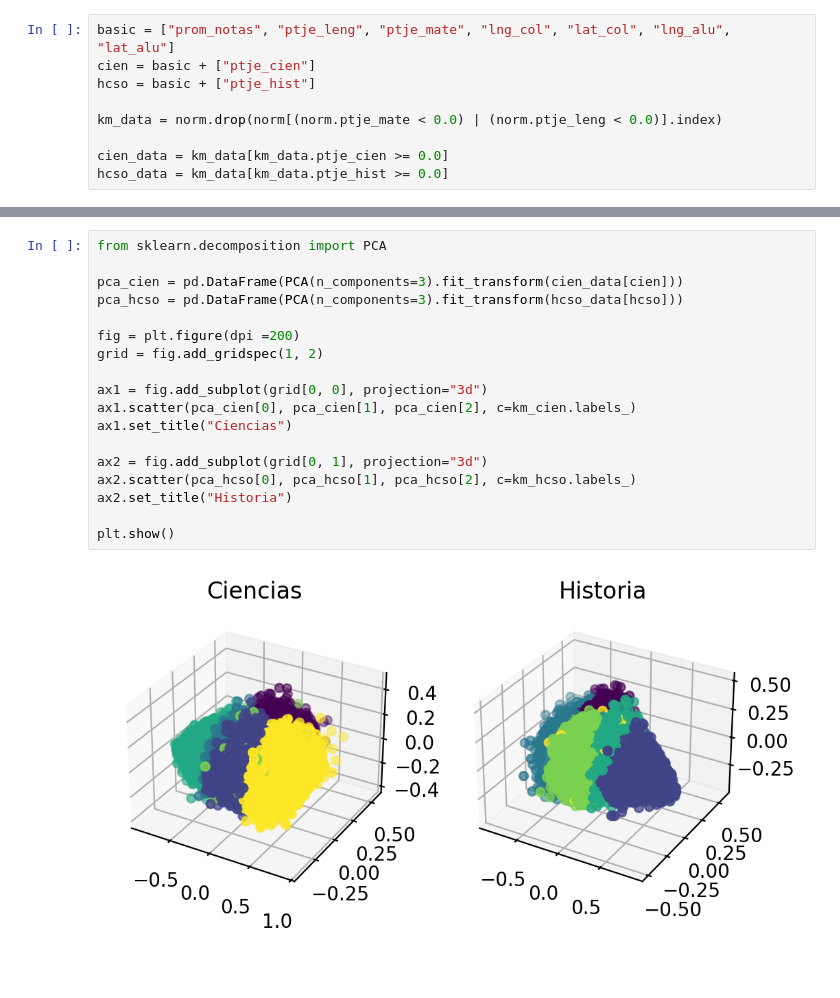
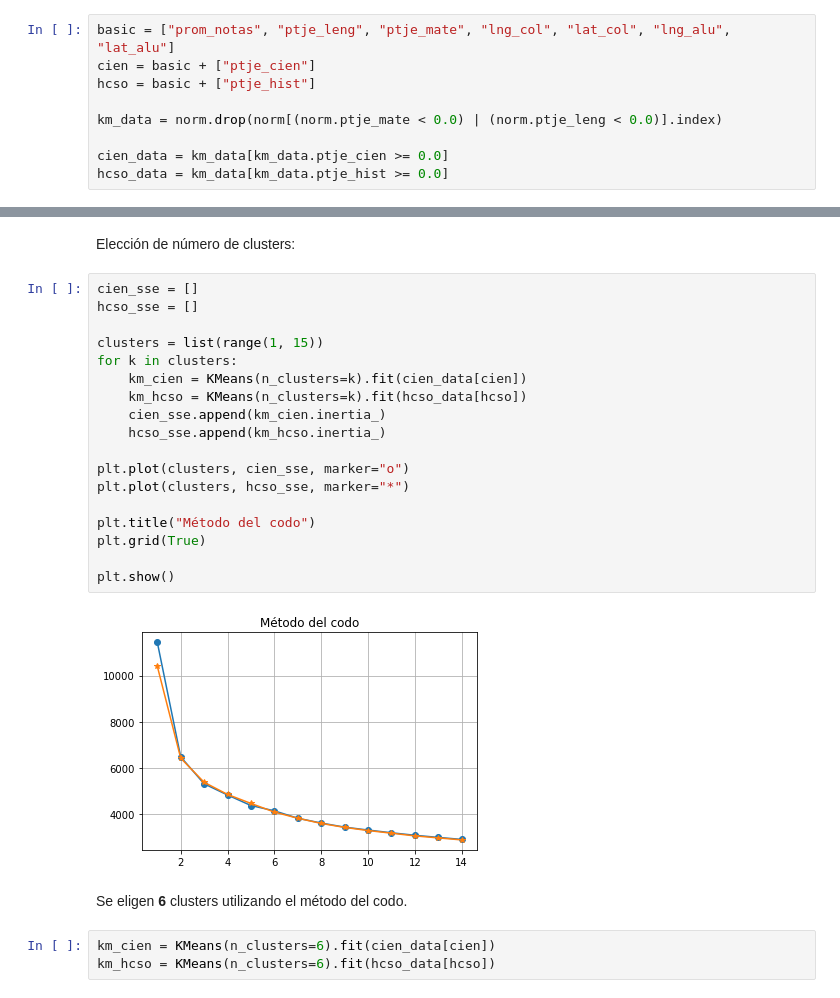
Before and after one commit to zerujio/proyecto-cc5206, a Jupyter notebook: hito_2.ipynb, the cells around one changed output, grey strips where cells are left out. Cells and saved outputs as stored; diff of their text form.

Commit message:
metodo del codo

```diff
--- a/hito_2.ipynb
+++ b/hito_2.ipynb
@@ -585,20 +561,27 @@ plt.show()
-# %%
-from sklearn.decomposition import PCA
-
-pca_cien = pd.DataFrame(PCA(n_components=3).fit_transform(cien_data[cien]))
-pca_hcso = pd.DataFrame(PCA(n_components=3).fit_transform(hcso_data[hcso]))
-
-fig = plt.figure(dpi =200)
-grid = fig.add_gridspec(1, 2)
-
-ax1 = fig.add_subplot(grid[0, 0], projection="3d")
-ax1.scatter(pca_cien[0], pca_cien[1], pca_cien[2], c=km_cien.labels_)
-ax1.set_title("Ciencias")
-
-ax2 = fig.add_subplot(grid[0, 1], projection="3d")
-ax2.scatter(pca_hcso[0], pca_hcso[1], pca_hcso[2], c=km_hcso.labels_)
-ax2.set_title("Historia")
-
-plt.show()
-# %% [output]
-[figure, removed]
+# %% [markdown]
+Elección de número de clusters:
+# %%
+cien_sse = []
+hcso_sse = []
+
+clusters = list(range(1, 15))
+for k in clusters:
+    km_cien = KMeans(n_clusters=k).fit(cien_data[cien])
+    km_hcso = KMeans(n_clusters=k).fit(hcso_data[hcso])
+    cien_sse.append(km_cien.inertia_)
+    hcso_sse.append(km_hcso.inertia_)
+
+plt.plot(clusters, cien_sse, marker="o")
+plt.plot(clusters, hcso_sse, marker="*")
+
+plt.title("Método del codo")
+plt.grid(True)
+
+plt.show()
+# %% [output]
+[figure, added]
+# %% [markdown]
+Se eligen __6__ clusters utilizando el método del codo.
+# %%
+km_cien = KMeans(n_clusters=6).fit(cien_data[cien])
+km_hcso = KMeans(n_clusters=6).fit(hcso_data[hcso])
```
Also changed, not shown: parts of 8 cells of this notebook.
